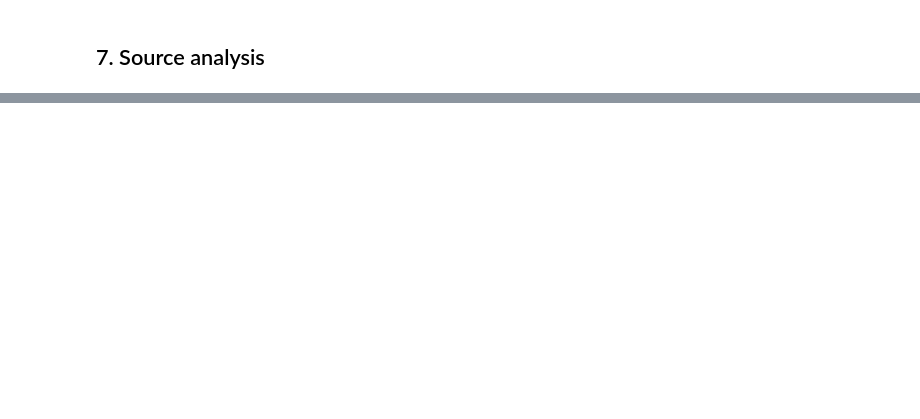
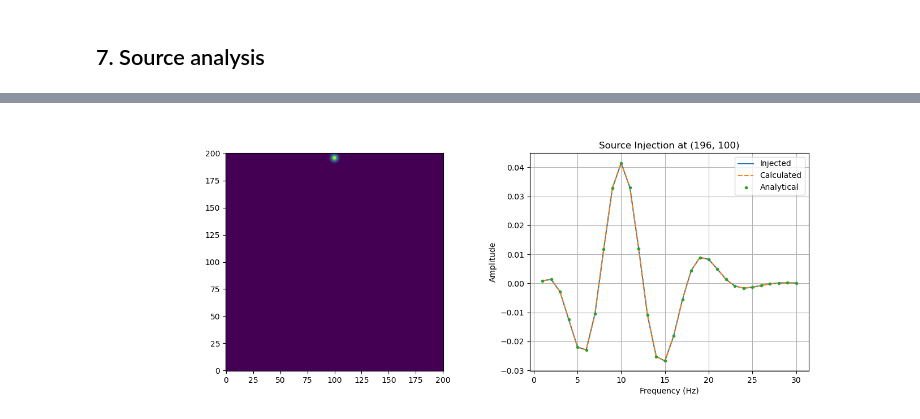
Before and after one commit to JulianSoZa/seismic_wave_propagation, a Jupyter notebook: notebooks/analysis/helmholtz_solver.ipynb, the cells around one changed output, grey strips where cells are left out. Saved outputs shown, nothing was run; the diff lists cells and outputs as text; code cells hidden in the pictures; blank space fills up the shorter version.

```diff
--- a/notebooks/analysis/helmholtz_solver.ipynb
+++ b/notebooks/analysis/helmholtz_solver.ipynb
@@ -90,7 +90,7 @@ plt.show()
 ## 4. Source
 # %%
 #source = sources.GaussianSource(amplitude=1e2, x_pos=0, y_pos=0.4, sigma=0.01, phase=np.pi/8)
-source = sources.RickerWaveletFD(f=10, f0=10, t0=0.1, amplitude=1e2, x_pos=0, y_pos=0.48, sigma=0.01)
+source = sources.RickerWaveletFD(f=10, f0=10, t0=0.1, amplitude=1, x_pos=0, y_pos=0.48, sigma=0.01)
 fig, axs = plt.subplots(2, 2, figsize=(12, 6))
 source.plot(axs.flatten(), np.linspace(0, 50, 500))
 fig.tight_layout()
@@ -104,7 +104,7 @@ u_arrays = np.zeros((nx, ny, nfrequencies), dtype=complex)
 b_arrays = np.zeros((nx, ny, nfrequencies), dtype=complex)
 # %%
 for i, this_frequency in enumerate(frequency_array):
-    source = sources.RickerWaveletFD(f=this_frequency, f0=10, t0=0.1, amplitude=1e2, x_pos=0, y_pos=0.48, sigma=0.01)
+    source = sources.RickerWaveletFD(f=this_frequency, f0=10, t0=0.1, amplitude=1, x_pos=0, y_pos=0.48, sigma=0.01)
     u_arrays[..., i], b_arrays[..., i] = pml_conditions.helmholtz_pml_solution(nx, ny, x_array, y_array, dx, dy, points_number, nk, this_frequency,
                                                 nbl, velocity_array, lpml, source, alpha)
 # %% [output]
@@ -223,0 +243,19 @@ plt.show()
+# %%
+source_injected = np.real(b_arrays)[idx_main_domain].T
+source_analytical = np.real(source.frequency_spectrum(frequency_array))
+source_calculated = np.real(source_term_calculated)[idx_main_domain].T
+
+fig, (ax0, ax1) = plt.subplots(1, 2, figsize=(14, 5))
+ax0.imshow(source_injected[0, ...], origin='lower')
+
+ax1.plot(frequency_array, source_injected[:, 196, 100], label='Injected')
+ax1.plot(frequency_array, np.real(source_calculated)[:, 196, 100], '--', label='Calculated')
+ax1.plot(frequency_array, source_analytical, '.', label='Analytical')
+ax1.set_xlabel('Frequency (Hz)')
+ax1.set_ylabel('Amplitude')
+ax1.set_title('Source Injection at (196, 100)')
+ax1.grid()
+ax1.legend()
+plt.show()
+# %% [output]
+[figure, added]
```
Also changed, not shown: parts of 7 cells of this notebook.
